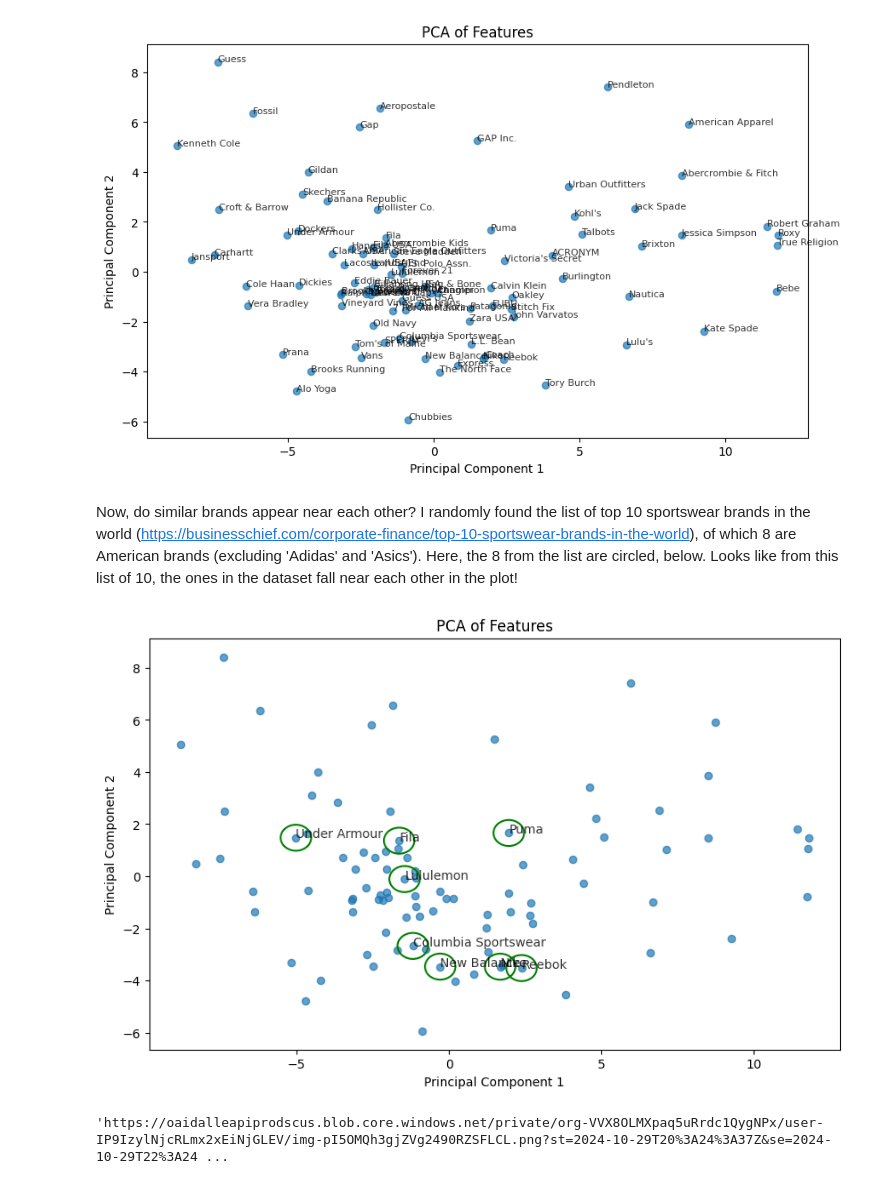
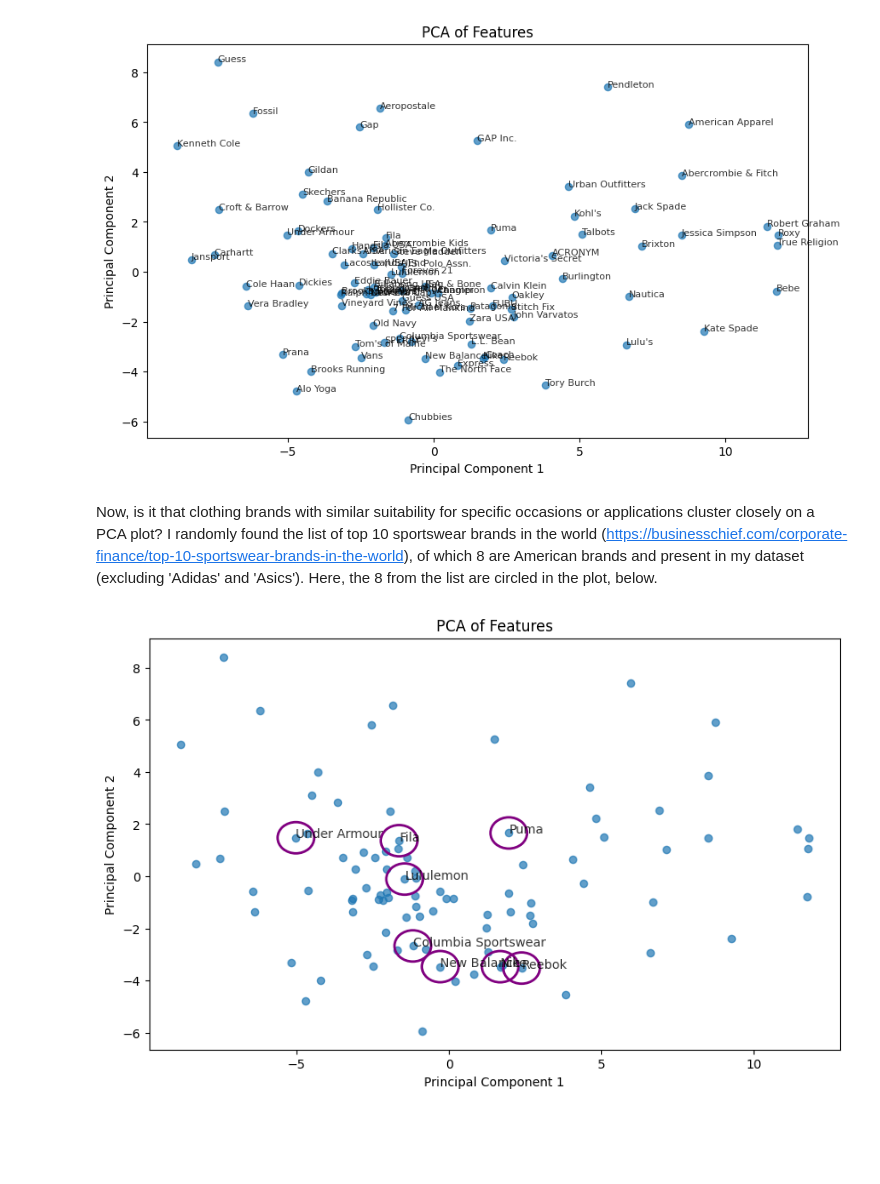
Before and after one commit to nedaresa/clothing_brand_recommender, a Jupyter notebook: explore.ipynb, the cells around one changed output. Saved outputs shown, nothing was run; the diff lists cells and outputs as text; code cells hidden in the pictures; blank space fills up the shorter version.

```diff
--- a/explore.ipynb
+++ b/explore.ipynb
@@ -66,42 +66,40 @@ plt.show()
 # %% [output]
 [figure]
 # %% [markdown]
-Now, do similar brands appear near each other? I randomly found the list of top 10 sportswear brands in the world (https://businesschief.com/corporate-finance/top-10-sportswear-brands-in-the-world), of which 8 are American brands (excluding 'Adidas' and 'Asics'). Here, the 8 from the list are circled, below. Looks like from this list of 10, the ones in the dataset fall near each other in the plot!
+Now, is it that clothing brands with similar suitability for specific occasions or applications cluster closely on a PCA plot?
+I randomly found the list of top 10 sportswear brands in the world (https://businesschief.com/corporate-finance/top-10-sportswear-brands-in-the-world), of which 8 are American brands and present in my dataset (excluding 'Adidas' and 'Asics'). Here, the 8 from the list are circled in the plot, below.
 # %%
 #  Standardize: remove mean and scale to unit variance for each feature independently
 scaler = StandardScaler()
 scaled_data = scaler.fit_transform(df)
 # PCA
 pca = PCA(n_components=2)
 pca_result = pca.fit_transform(scaled_data)
 pca_df = pd.DataFrame(data=pca_result, columns=['PC1', 'PC2'])
 
 pca_df.reset_index(inplace=True)
 pca_df = pd.merge(pca_df,df_brands[['brand_id','name']], left_on='index', right_on='brand_id', how='left')
 pca_df.set_index('name', inplace=True)
 pca_df = pca_df[['PC1', 'PC2']]
 
 # Plot the PCA results
 plt.figure(figsize=(10, 6))
 plt.scatter(pca_df['PC1'], pca_df['PC2'], 35, alpha=0.7)
 plt.title('PCA of Features')
 plt.xlabel('Principal Component 1')
 plt.ylabel('Principal Component 2')
 
-# Set axis limits to zoom in
-#plt.xlim(-6, 5)
-#plt.ylim(-5, 2)
-
+# Highlight top sportswear brands with a circle
 highlight_indices = [i for i in ['Nike','Adidas', 'Puma', 'Lululemon', 'Under Armour', 'New Balance', 'Columbia Sportswear','Fila','Asics',
 'Reebok'] if i in pca_df.index]
-# Highlight specific points with a circle
+
 for i in highlight_indices:
     plt.annotate(i, (pca_df['PC1'][i], pca_df['PC2'][i]), fontsize=10, alpha=0.8)
-    plt.gca().add_patch(plt.Circle((pca_df['PC1'][i], pca_df['PC2'][i]), 0.5, color='green', fill=False, linewidth=1.5))  # Adjust radius as needed
+    plt.gca().add_patch(plt.Circle((pca_df['PC1'][i], pca_df['PC2'][i]), 0.6, color='purple', fill=False, linewidth=2))  # Adjust radius as needed
 
 plt.show()
 # %% [output]
-[figure, old version]
+[figure, new version]
 # %%
 #Generate a fun and general diagram of recommender.py using dall-e-3
 from openai import OpenAI
@@ -110,10 +108,7 @@ client = OpenAI(api_key=key)
 
 response = client.images.generate(
   model="dall-e-3",
-  prompt="Build a simple and easy diagram on the" \
-#"Embed clothing brands in human emotions space. " \
-#"Embed 1 book in human emotions space" \
-" similarity between two vectors, a book and a clothing brand, embedded in high dimensional emotions space. The diagram has three types of symbols, emotion, brand and book",
+  prompt="Generate a simple diagram on vector similarity measurement in multi feature space. Features are emotions and vectors are either a clothing brand or a book.",
   size="1024x1024",
   quality="standard",
   n=1,
@@ -121,5 +116,3 @@ response = client.images.generate(
 
 image_url = response.data[0].url
 image_url
-# %% [output]
-'https://oaidalleapiprodscus.blob.core.windows.net/private/org-VVX8OLMXpaq5uRrdc1QygNPx/user-IP9IzylNjcRLmx2xEiNjGLEV/img-pI5OMQh3gjZVg2490RZSFLCL.png?st=2024-10-29T20%3A24%3A37Z&se=2024-10-29T22%3A24 ...
```
Also changed, not shown: 2 other files.
